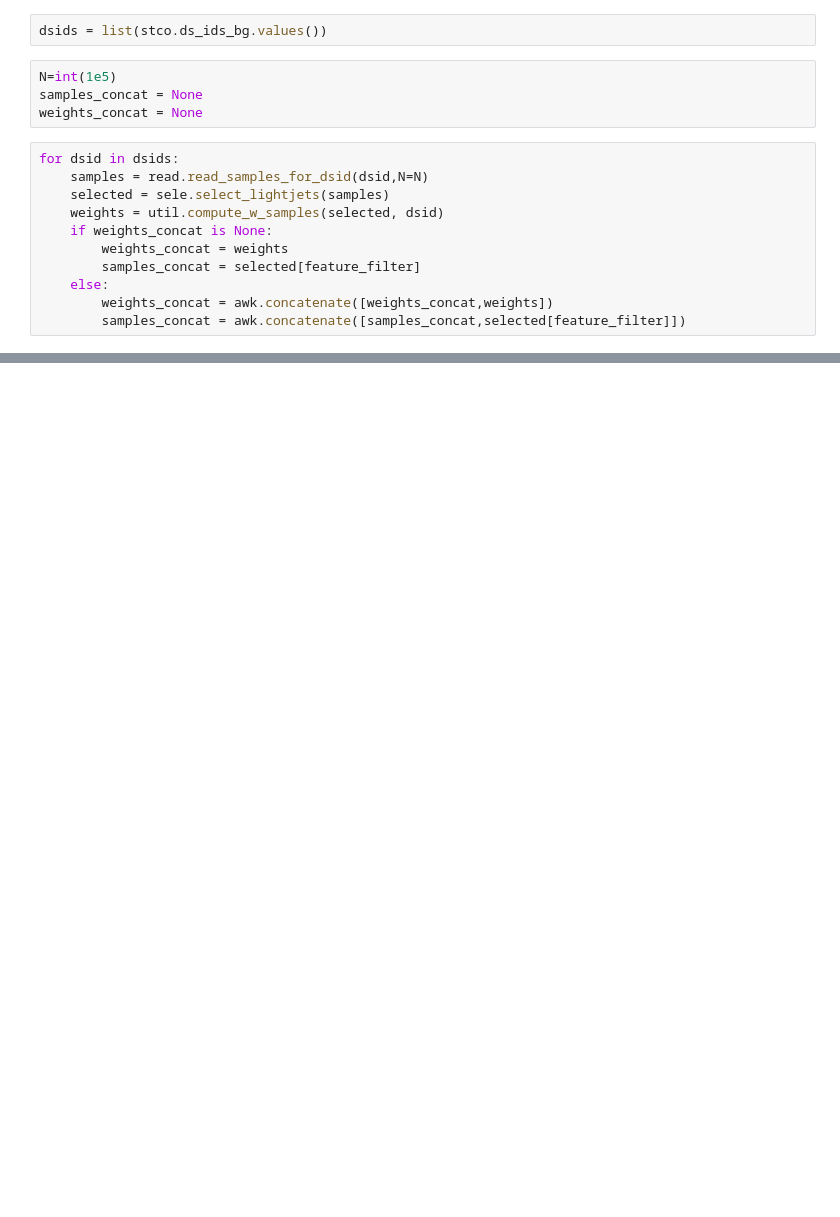
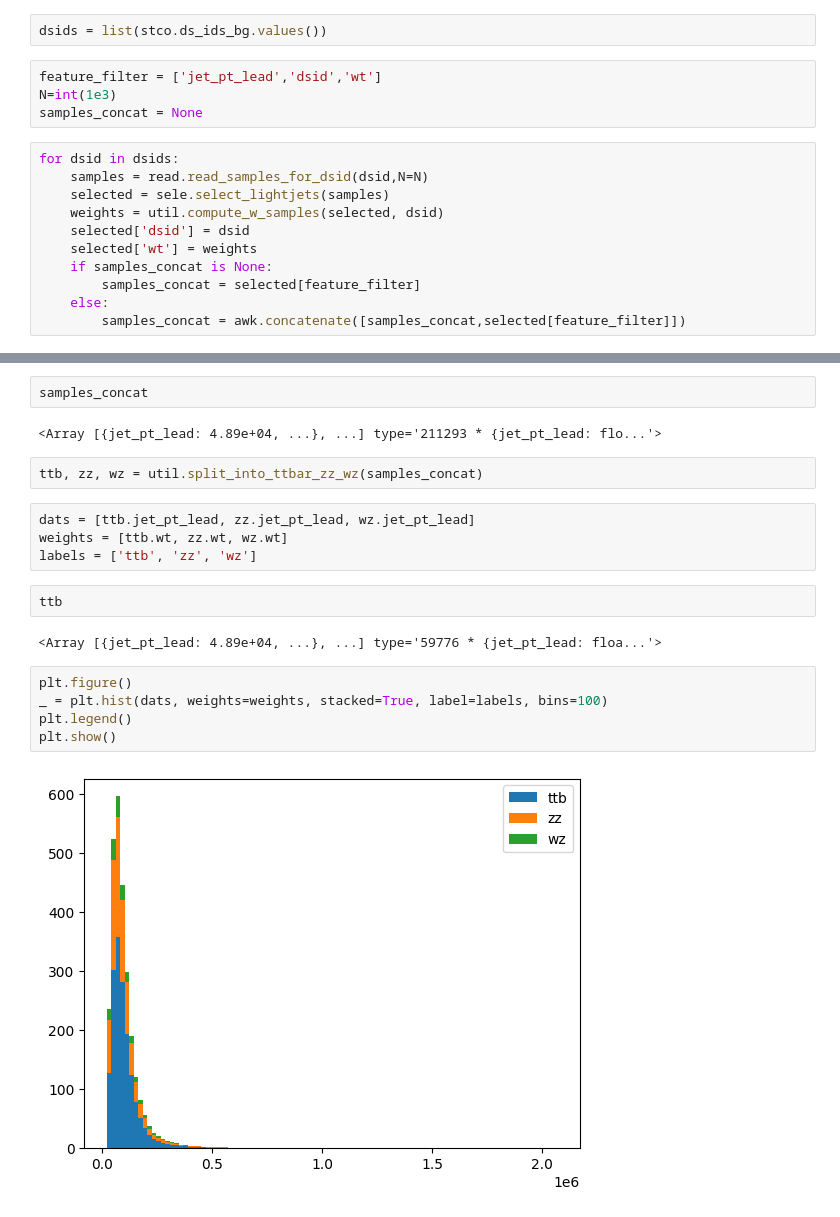
Before and after one commit to kingusiu/ntuple_root_to_h5_converter, a Jupyter notebook: notebooks/read_background.ipynb, the cells around one changed output, grey strips where cells are left out. Drawn from its saved outputs; the diff is of its cells as text; blank space fills up the shorter version.

Commit message:
adding data to weighted mc samples in histograms

```diff
--- a/notebooks/read_background.ipynb
+++ b/notebooks/read_background.ipynb
@@ -11,17 +15,17 @@ import src.util as util
 # %%
 dsids = list(stco.ds_ids_bg.values())
 # %%
-N=int(1e5)
+feature_filter = ['jet_pt_lead','dsid','wt']
+N=int(1e3)
 samples_concat = None
-weights_concat = None
 # %%
 for dsid in dsids:
     samples = read.read_samples_for_dsid(dsid,N=N)
     selected = sele.select_lightjets(samples)
     weights = util.compute_w_samples(selected, dsid)
-    if weights_concat is None:
-        weights_concat = weights
+    selected['dsid'] = dsid
+    selected['wt'] = weights
+    if samples_concat is None:
         samples_concat = selected[feature_filter]
     else:
-        weights_concat = awk.concatenate([weights_concat,weights])
         samples_concat = awk.concatenate([samples_concat,selected[feature_filter]])
@@ -27,0 +37,21 @@ for dsid in dsids:
+# %%
+samples_concat
+# %% [output]
+<Array [{jet_pt_lead: 4.89e+04, ...}, ...] type='211293 * {jet_pt_lead: flo...'>
+# %%
+ttb, zz, wz = util.split_into_ttbar_zz_wz(samples_concat)
+# %%
+dats = [ttb.jet_pt_lead, zz.jet_pt_lead, wz.jet_pt_lead]
+weights = [ttb.wt, zz.wt, wz.wt]
+labels = ['ttb', 'zz', 'wz']
+# %%
+ttb
+# %% [output]
+<Array [{jet_pt_lead: 4.89e+04, ...}, ...] type='59776 * {jet_pt_lead: floa...'>
+# %%
+plt.figure()
+_ = plt.hist(dats, weights=weights, stacked=True, label=labels, bins=100)
+plt.legend()
+plt.show()
+# %% [output]
+[figure, added]
```
Also changed, not shown: parts of 9 cells of this notebook, 4 other files.
